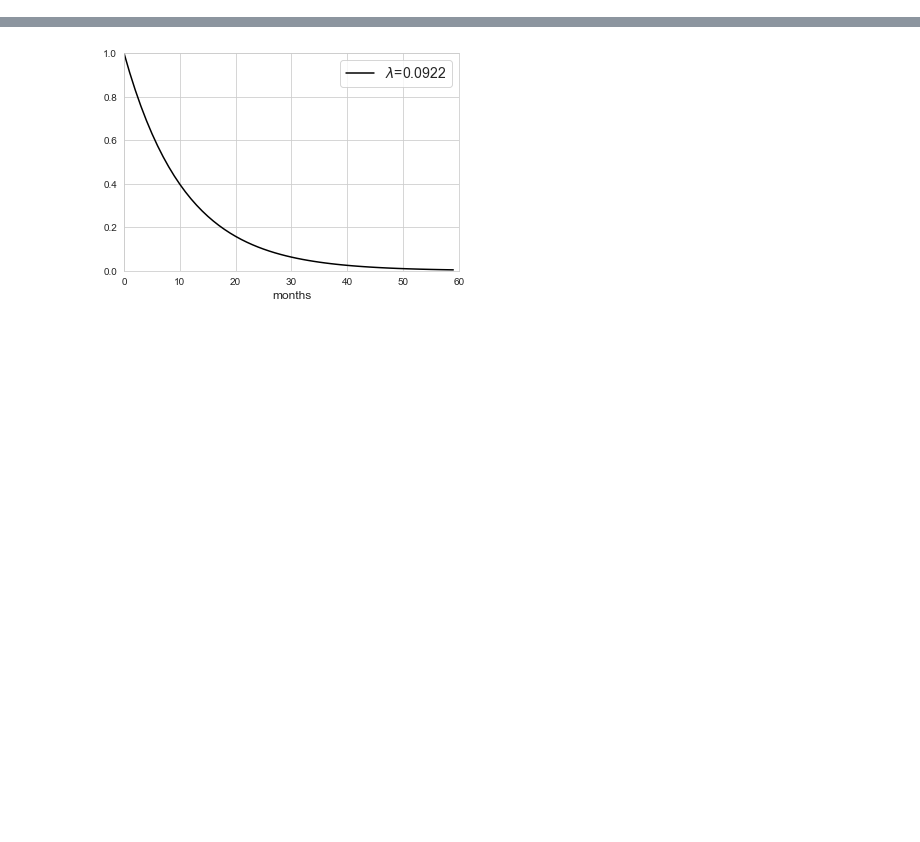
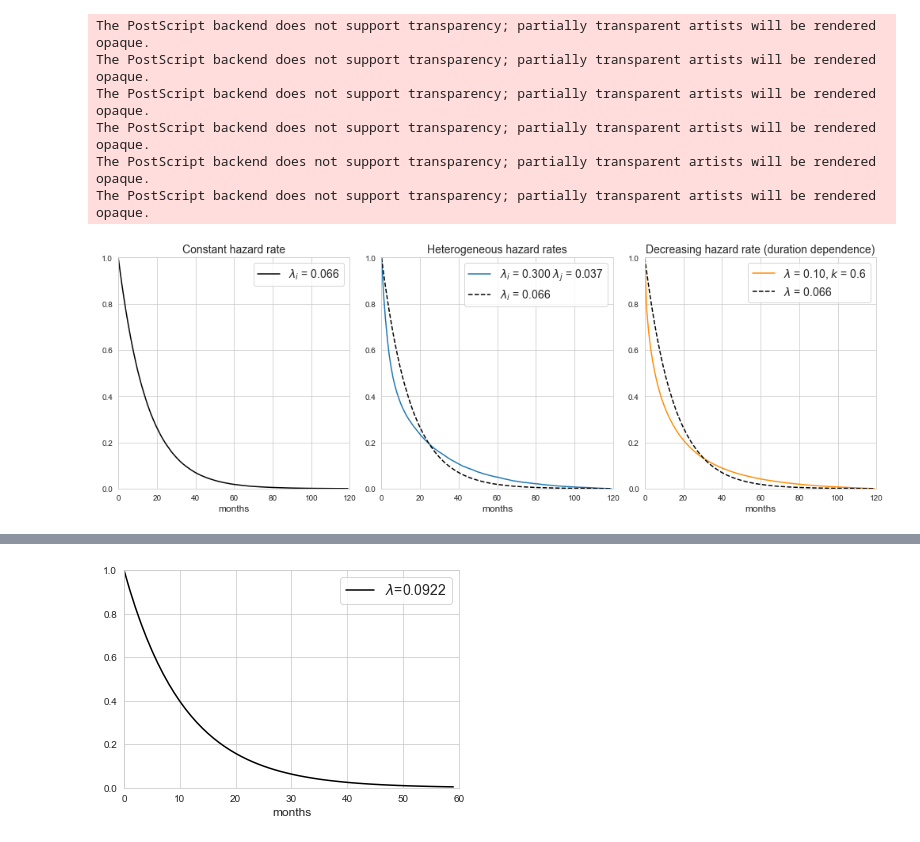
Before and after one commit to crisla/UVD_ABS_code, a Jupyter notebook: SimulationPlots.ipynb, the cells around one changed output, grey strips where cells are left out. Drawn from its saved outputs; the diff is of its cells as text; code cells hidden in the pictures; blank space fills up the shorter version.

```diff
--- a/SimulationPlots.ipynb
+++ b/SimulationPlots.ipynb
@@ -96,3 +152,61 @@ np.average(sample_constant)
+# %%
+T = 12*10
+
+
+plt.figure(figsize=(14,5))
+
+plt.subplot(131)
+plt.title('Constant hazard rate',fontsize=14)
+
+plt.plot(hc_bins, np.hstack((1,1-np.cumsum(hc_data))), c='k',
+         label = r"$\lambda_i$ = {:,.3f}".format(1/implied_lambda))
+
+plt.legend(fontsize=14)
+plt.xlabel('months',fontsize=12)
+plt.xlim(0,T)
+plt.ylim(0,1)
+
+# part 1: heterogeneity # # # # # # # # # # # # # # # # # # # # # # # # # # # # # #
+plt.subplot(132)
+
+plt.title('Heterogeneous hazard rates',fontsize=14)
+
+plt.plot(ht_bins, np.hstack((1,1-np.cumsum(ht_data))),
+         label = r"$\lambda_i$ = {:,.3f} $\lambda_j$ = {:,.3f}".format(1/fast_lbda,1/slow_lbda))
+plt.plot(hc_bins, np.hstack((1,1-np.cumsum(hc_data))), c='k',ls='--',
+         label = r"$\lambda_i$ = {:,.3f}".format(1/implied_lambda))
+
+plt.legend(fontsize=14)
+plt.xlabel('months',fontsize=12)
+plt.xlim(0,T)
+plt.ylim(0,1)
+
+# part 2: duration dependence # # # # # # # # # # # # # # # # # # # # # # # # # # # # # #
+plt.subplot(133)
+
+plt.title('Decreasing hazard rate (duration dependence)',fontsize=14)
+
+plt.plot(dd_bins, np.hstack((1,1-np.cumsum(h_data))), c='darkorange',
+         label = r"$\lambda$ = {:,.2f}, $k$ = {:,.1f}".format(1/med_lbda,k)) #
+plt.plot(hc_bins, np.hstack((1,1-np.cumsum(hc_data))), c='k',ls='--',
+         label = r"$\lambda$ = {:,.3f}".format(1/implied_lambda)) #Exponential") #
+
+plt.legend(fontsize=14)
+plt.xlabel('months',fontsize=12)
+plt.xlim(0,T)
+plt.ylim(0,1)
+
+plt.tight_layout()
+plt.savefig('./plots/sample_ConstantvHTvDD.eps',format='eps')
+plt.show()
+# %% [output]
+The PostScript backend does not support transparency; partially transparent artists will be rendered opaque.
+The PostScript backend does not support transparency; partially transparent artists will be rendered opaque.
+The PostScript backend does not support transparency; partially transparent artists will be rendered opaque.
+The PostScript backend does not support transparency; partially transparent artists will be rendered opaque.
+The PostScript backend does not support transparency; partially transparent artists will be rendered opaque.
+The PostScript backend does not support transparency; partially transparent artists will be rendered opaque.
+[figure, added]
 # %%
 T = 12*5
 
```
Also changed, not shown: parts of 18 cells of this notebook, 38 other files.
